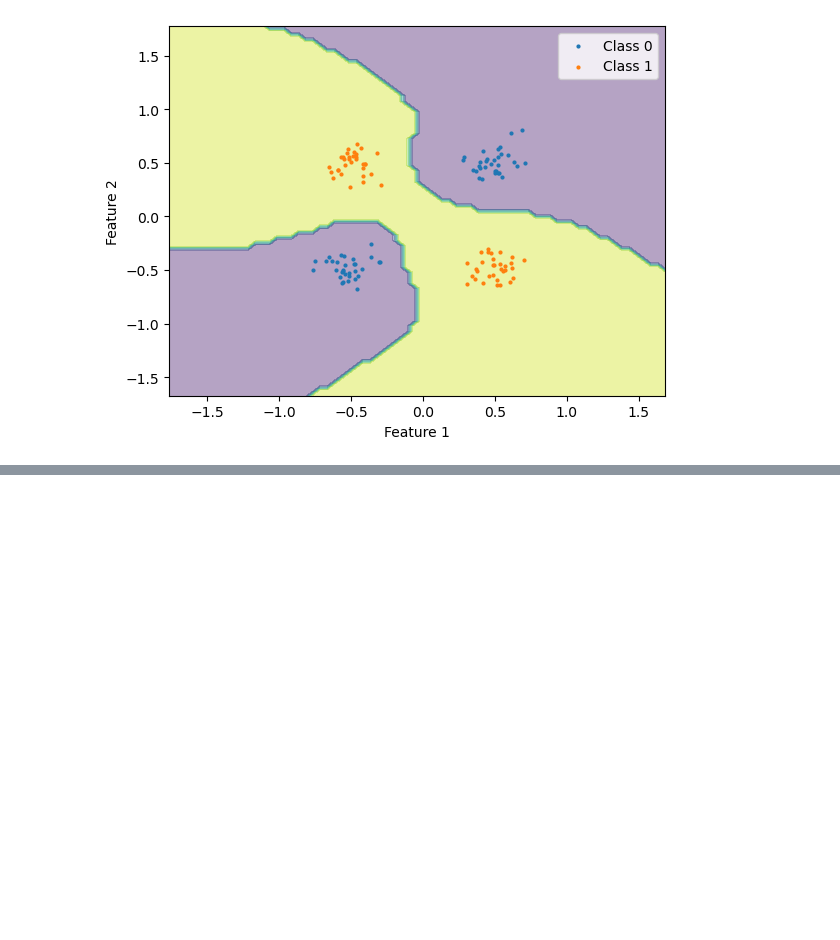
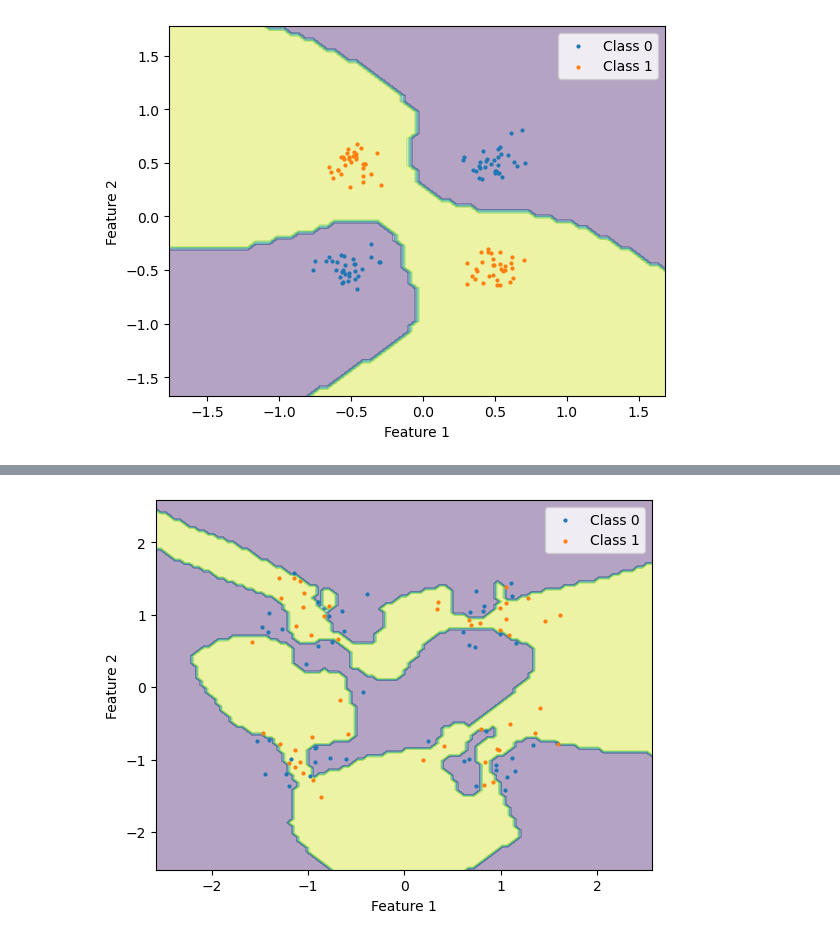
Before and after one commit to LRudL/dots, a Jupyter notebook: notebooks/twoclass_testing.ipynb, the cells around one changed output, grey strips where cells are left out. Cells and saved outputs as stored; diff of their text form; code cells hidden in the pictures; blank space fills up the shorter version.

```diff
--- a/notebooks/twoclass_testing.ipynb
+++ b/notebooks/twoclass_testing.ipynb
@@ -182,0 +208,4 @@ plot_decision_boundary(recovered, X2, y2, 0.05)
+# %%
+plot_decision_boundary(model2, X, y, 0.05)
+# %% [output]
+[figure, added]
```
Also changed, not shown: parts of 15 cells of this notebook, 1 other file.
